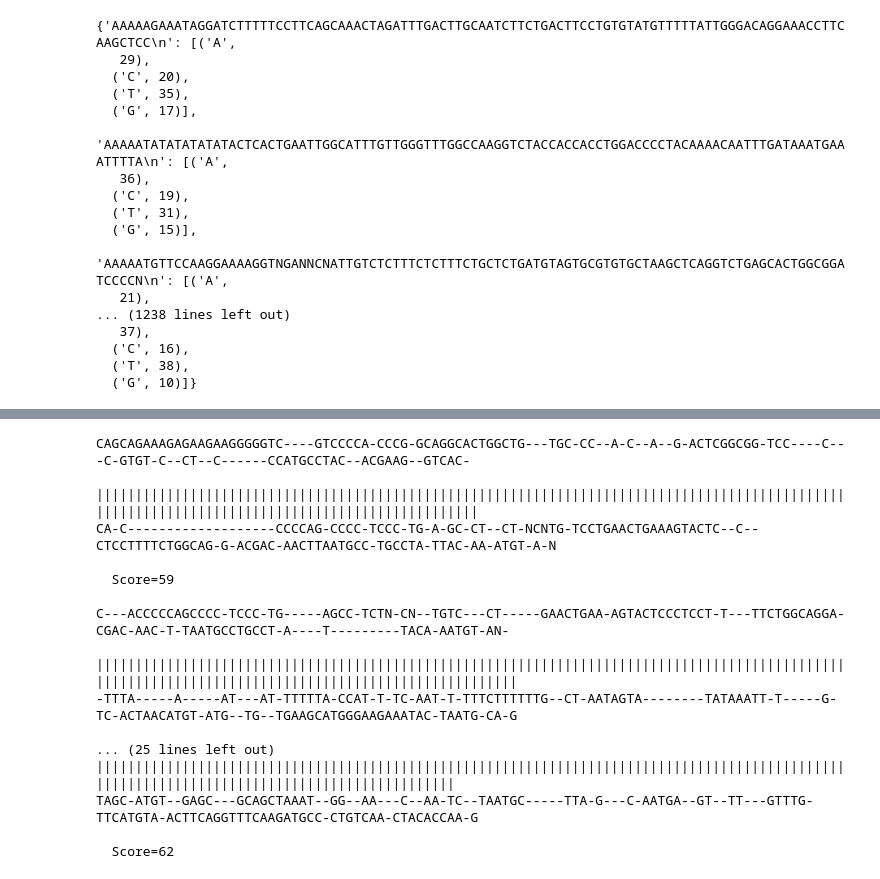
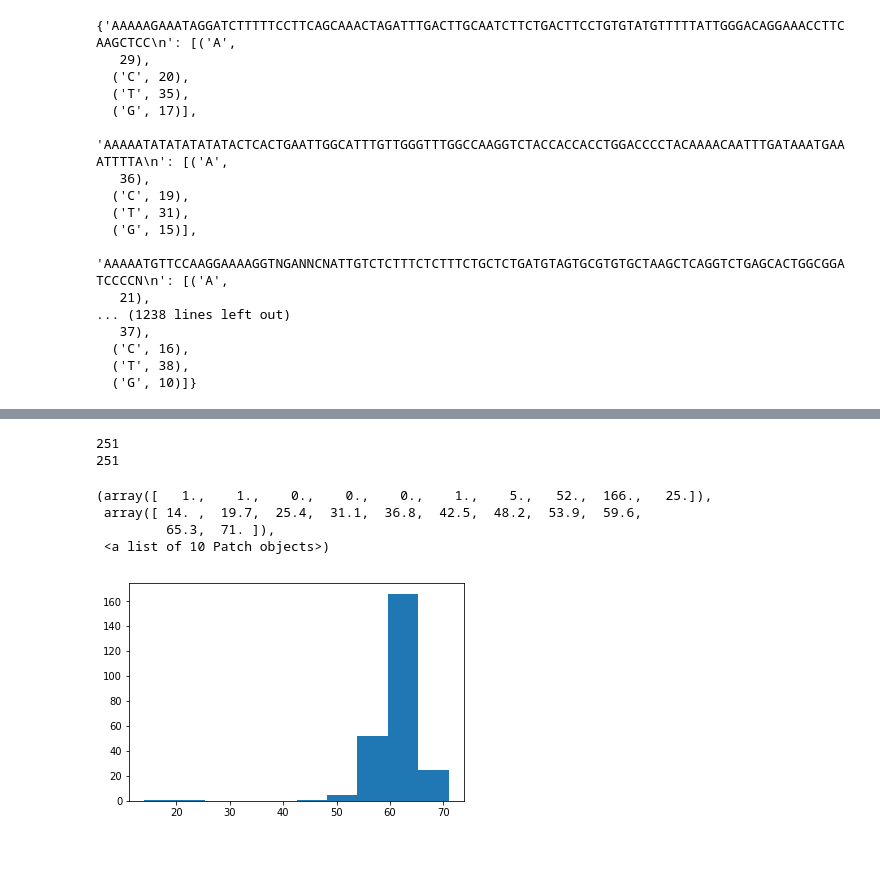
Before and after one commit to jrs33/Hack_NYU, a Jupyter notebook: genome-sequencing.ipynb, the cells around one changed output, grey strips where cells are left out. Saved outputs shown, nothing was run; the diff lists cells and outputs as text; code cells hidden in the pictures; blank space fills up the shorter version.

```diff
--- a/genome-sequencing.ipynb
+++ b/genome-sequencing.ipynb
@@ -17,17 +18,15 @@ class FastQ():
         with open(self.filename, 'r') as f:
             data = []
 
-            for i, line in enumerate(f):
-                if not line in '@+':
-                    data.append(line)
+            for i, record in enumerate(SeqIO.parse("TCRBOA1-N-WEX.read1.fastq", "fastq")):
+                data.append(str(record.seq))
                 if i == num_lines:
                     break
 
             # Now the lines you want are alternating, so you can make a dict
-            # from key/value pairs of lists data[0::2] and data[1::2]
-            sequences = dict(zip(data[0::2], data[1::2]))
+            # from key/value pairs of lists data[0::2] and data[x]
 
-        self._sequences = sequences
+        self._sequences = data
         return self._sequences
 # %%
 config = configparser.ConfigParser()
@@ -185,35 +146,29 @@ NameError: name 'longest_increasing_subsequence' is not defined
 from Bio import pairwise2
 # %%
 # Needs to be done between N and T sequences
+Tlocal_frequencies = {}
+
 for key in fastT._sequences:
-    if key not in fastN._sequences:
-        Nlocal_frequencies[fastT._sequences[key]] = [(X, Counter(fastT._sequences[key])[X]) for X in Counter(fastT._sequences[key]) if X in 'ACGT']
-
-Tlocal_frequencies
+    if key not in Tlocal_frequencies:
+        Tlocal_frequencies[fastT._sequences[key]] = [(X, Counter(fastT._sequences[key])[X]) for X in Counter(fastT._sequences[key]) if X in 'ACGT']
 
 healthy_seq = list(Nlocal_frequencies.keys())
 cancer_seq = list(Tlocal_frequencies.keys())
+print(len(cancer_seq))
+print(len(healthy_seq))
 
-for i, key in enumerate(keyss):
-    alignments = pairwise2.align.globalxx(healthy_seq, cancer_seq)
-    print(pairwise2.format_alignment(*alignments[0]))
-    if i == 5:
-        break
+scores = []
+
+for i, key in enumerate(healthy_seq):
+    alignments = pairwise2.align.globalxx(healthy_seq[i], cancer_seq[i])
+    scores.append(alignments[0][2])
+
+plt.hist(scores)
 # %% [output]
-CAGCAGAAAGAGAAGAAGGGGGTC----GTCCCCA-CCCG-GCAGGCACTGGCTG---TGC-CC--A-C--A--G-ACTCGGCGG-TCC----C---C-GTGT-C--CT--C------CCATGCCTAC--ACGAAG--GTCAC-
-
-|||||||||||||||||||||||||||||||||||||||||||||||||||||||||||||||||||||||||||||||||||||||||||||||||||||||||||||||||||||||||||||||||||||||||||||||||
-CA-C-------------------CCCCAG-CCCC-TCCC-TG-A-GC-CT--CT-NCNTG-TCCTGAACTGAAAGTACTC--C--CTCCTTTTCTGGCAG-G-ACGAC-AACTTAATGCC-TGCCTA-TTAC-AA-ATGT-A-N
-
-  Score=59
-
-C---ACCCCCAGCCCC-TCCC-TG-----AGCC-TCTN-CN--TGTC---CT-----GAACTGAA-AGTACTCCCTCCT-T---TTCTGGCAGGA-CGAC-AAC-T-TAATGCCTGCCT-A----T---------TACA-AATGT-AN-
-
-||||||||||||||||||||||||||||||||||||||||||||||||||||||||||||||||||||||||||||||||||||||||||||||||||||||||||||||||||||||||||||||||||||||||||||||||||||||
--TTTA-----A-----AT---AT-TTTTTA-CCAT-T-TC-AAT-T-TTTCTTTTTTG--CT-AATAGTA--------TATAAATT-T-----G-TC-ACTAACATGT-ATG--TG--TGAAGCATGGGAAGAAATAC-TAATG-CA-G
-
-... (25 lines left out)
-||||||||||||||||||||||||||||||||||||||||||||||||||||||||||||||||||||||||||||||||||||||||||||||||||||||||||||||||||||||||||||||||||||||||||||||
-TAGC-ATGT--GAGC---GCAGCTAAAT--GG--AA---C--AA-TC--TAATGC-----TTA-G---C-AATGA--GT--TT---GTTTG-TTCATGTA-ACTTCAGGTTTCAAGATGCC-CTGTCAA-CTACACCAA-G
-
-  Score=62
+251
+251
+(array([   1.,    1.,    0.,    0.,    0.,    1.,    5.,   52.,  166.,   25.]),
+ array([ 14. ,  19.7,  25.4,  31.1,  36.8,  42.5,  48.2,  53.9,  59.6,
+         65.3,  71. ]),
+ <a list of 10 Patch objects>)
+[figure, added]
```
Also changed, not shown: parts of 6 cells of this notebook.
